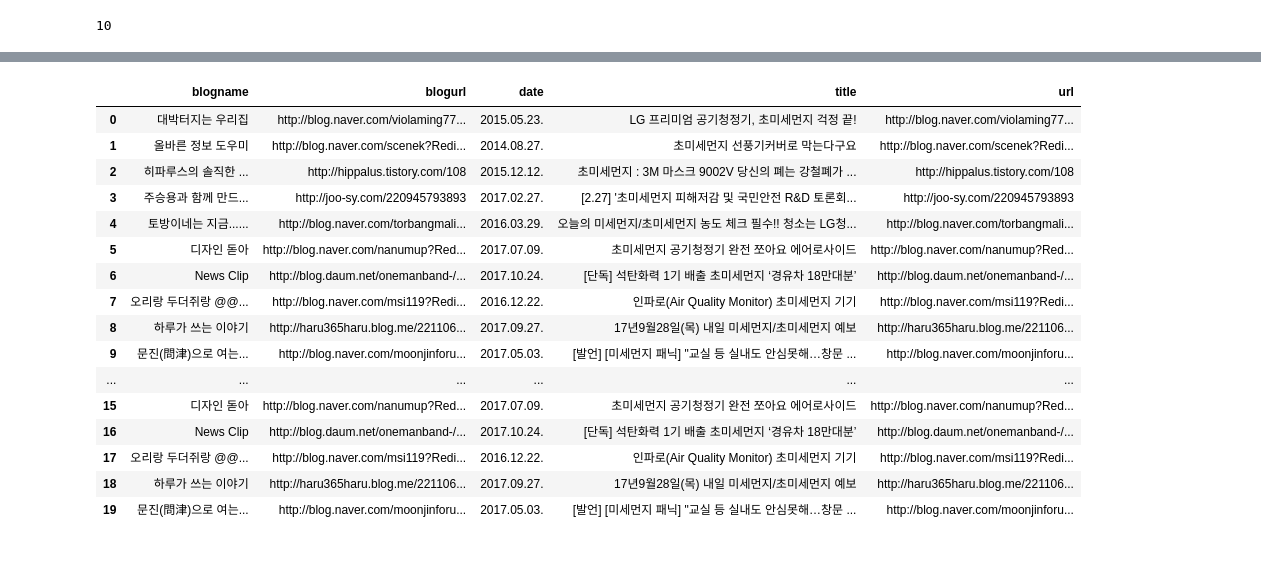
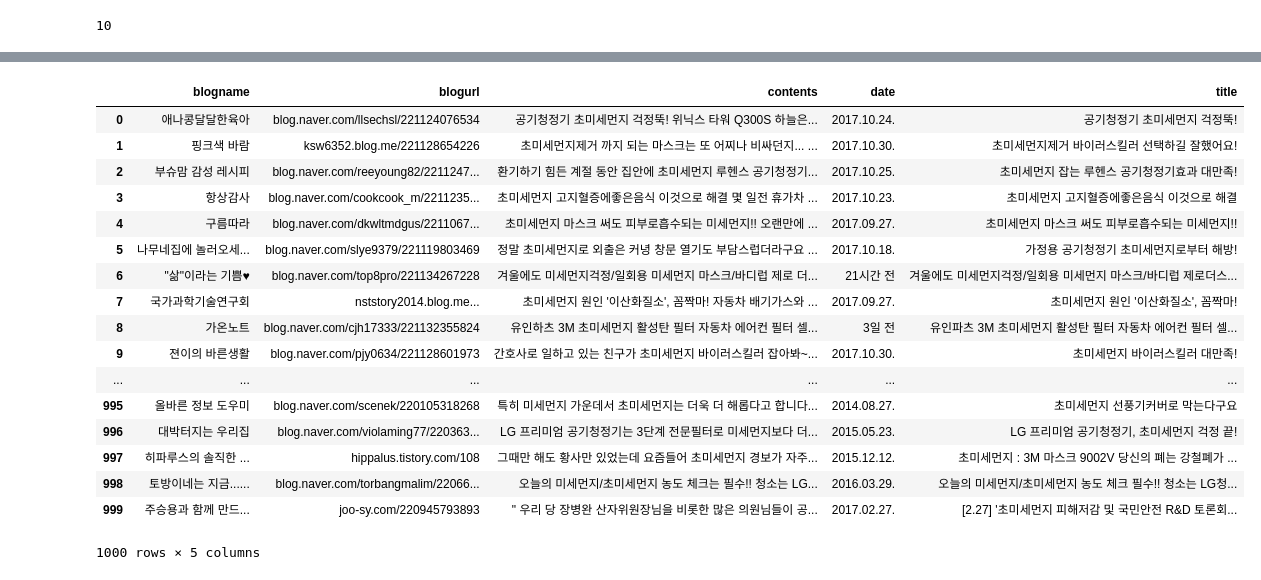
Before and after one commit to b3nn9/webcrawler, a Jupyter notebook: 20171106.ipynb, the cells around one changed output, grey strips where cells are left out. Saved outputs shown, nothing was run; the diff lists cells and outputs as text; code cells hidden in the pictures.

```diff
--- a/20171106.ipynb
+++ b/20171106.ipynb
@@ -157,10 +153,10 @@ post_element.select_one(".url")["href"]
 result = [
     {
         "title": post_element.select_one(".sh_blog_title").attrs.get("title"),
-        "url": post_element.select_one(".sh_blog_title").attrs.get("href"),
+        "contents": post_element.select_one(".sh_blog_passage").text,
         "date": post_element.select_one(".txt_inline").text,
         "blogname" : post_element.select_one(".txt84").text,
-        "blogurl" : post_element.select_one(".url")["href"],
+        "blogurl" : post_element.select_one(".url").text,
     }
     for post_element
     in post_elements
@@ -208,0 +199,32 @@ len(all_result)
+# %%
+blogpage = 1
+results = []
+
+while(blogpage < 101):
+    #크롬 주소창에서 복사해서 붙여넣기하면 UTF-8 형태로 변환해 줌.
+    dst_url = get_naver_blog_url("%EC%B4%88%EB%AF%B8%EC%84%B8%EB%A8%BC%EC%A7%80", blogpage)
+
+    webpage = urllib.request.urlopen(dst_url)
+    ori_contents = webpage.read().decode("utf-8")
+    contents = BeautifulSoup(ori_contents, "html.parser")
+
+    post_elements = contents.select("#elThumbnailResultArea li.sh_blog_top")
+
+    result = [
+    {
+        "title": post_element.select_one(".sh_blog_title").attrs.get("title"),
+        "contents": post_element.select_one(".sh_blog_passage").text,
+        "date": post_element.select_one(".txt_inline").text,
+        "blogname" : post_element.select_one(".txt84").text,
+        "blogurl" : post_element.select_one(".url").text,
+    }
+    for post_element
+    in post_elements
+    ]
+
+    results = results + result
+
+    #time.sleep(3)
+    print(blogpage, "페이지를 완료하였습니다.\n")
+
+    blogpage = blogpage + 1
@@ -209,21 +249,22 @@ len(all_result)
 # %%
-pd.DataFrame(all_result)
+pd.DataFrame(results)
 # %% [output]
-|  | blogname | blogurl | date | title | url |
-| 0 | 대박터지는 우리집 | http://blog.naver.com/violaming77... | 2015.05.23. | LG 프리미엄 공기청정기, 초미세먼지 걱정 끝! | http://blog.naver.com/violaming77... |
-| 1 | 올바른 정보 도우미 | http://blog.naver.com/scenek?Redi... | 2014.08.27. | 초미세먼지 선풍기커버로 막는다구요 | http://blog.naver.com/scenek?Redi... |
-| 2 | 히파루스의 솔직한 ... | http://hippalus.tistory.com/108 | 2015.12.12. | 초미세먼지 : 3M 마스크 9002V 당신의 폐는 강철폐가 ... | http://hippalus.tistory.com/108 |
-| 3 | 주승용과 함께 만드... | http://joo-sy.com/220945793893 | 2017.02.27. | [2.27] '초미세먼지 피해저감 및 국민안전 R&D 토론회... | http://joo-sy.com/220945793893 |
-| 4 | 토방이네는 지금...... | http://blog.naver.com/torbangmali... | 2016.03.29. | 오늘의 미세먼지/초미세먼지 농도 체크 필수!! 청소는 LG청... | http://blog.naver.com/torbangmali... |
-| 5 | 디자인 돋아 | http://blog.naver.com/nanumup?Red... | 2017.07.09. | 초미세먼지 공기청정기 완전 쪼아요 에어로사이드 | http://blog.naver.com/nanumup?Red... |
-| 6 | News Clip | http://blog.daum.net/onemanband-/... | 2017.10.24. | [단독] 석탄화력 1기 배출 초미세먼지 ‘경유차 18만대분’ | http://blog.daum.net/onemanband-/... |
-| 7 | 오리랑 두더쥐랑 @@... | http://blog.naver.com/msi119?Redi... | 2016.12.22. | 인파로(Air Quality Monitor) 초미세먼지 기기 | http://blog.naver.com/msi119?Redi... |
-| 8 | 하루가 쓰는 이야기 | http://haru365haru.blog.me/221106... | 2017.09.27. | 17년9월28일(목) 내일 미세먼지/초미세먼지 예보 | http://haru365haru.blog.me/221106... |
-| 9 | 문진(問津)으로 여는... | http://blog.naver.com/moonjinforu... | 2017.05.03. | [발언] [미세먼지 패닉] "교실 등 실내도 안심못해…창문 ... | http://blog.naver.com/moonjinforu... |
+|  | blogname | blogurl | contents | date | title |
+| 0 | 애나콩달달한육아 | blog.naver.com/llsechsl/221124076534 | 공기청정기 초미세먼지 걱정뚝! 위닉스 타워 Q300S 하늘은... | 2017.10.24. | 공기청정기 초미세먼지 걱정뚝! |
+| 1 | 핑크색 바람 | ksw6352.blog.me/221128654226 | 초미세먼지제거 까지 되는 마스크는 또 어찌나 비싸던지... ... | 2017.10.30. | 초미세먼지제거 바이러스킬러 선택하길 잘했어요! |
+| 2 | 부슈맘 감성 레시피 | blog.naver.com/reeyoung82/2211247... | 환기하기 힘든 계절 동안 집안에 초미세먼지 루헨스 공기청정기... | 2017.10.25. | 초미세먼지 잡는 루헨스 공기청정기효과 대만족! |
+| 3 | 항상감사 | blog.naver.com/cookcook_m/2211235... | 초미세먼지 고지혈증에좋은음식 이것으로 해결 몇 일전 휴가차 ... | 2017.10.23. | 초미세먼지 고지혈증에좋은음식 이것으로 해결 |
+| 4 | 구름따라 | blog.naver.com/dkwltmdgus/2211067... | 초미세먼지 마스크 써도 피부로흡수되는 미세먼지!! 오랜만에 ... | 2017.09.27. | 초미세먼지 마스크 써도 피부로흡수되는 미세먼지!! |
+| 5 | 나무네집에 놀러오세... | blog.naver.com/slye9379/221119803469 | 정말 초미세먼지로 외출은 커녕 창문 열기도 부담스럽더라구요 ... | 2017.10.18. | 가정용 공기청정기 초미세먼지로부터 해방! |
+| 6 | "삶"이라는 기쁨♥ | blog.naver.com/top8pro/221134267228 | 겨울에도 미세먼지걱정/일회용 미세먼지 마스크/바디럽 제로 더... | 21시간 전 | 겨울에도 미세먼지걱정/일회용 미세먼지 마스크/바디럽 제로더스... |
+| 7 | 국가과학기술연구회 | nststory2014.blog.me... | 초미세먼지 원인 '이산화질소', 꼼짝마! 자동차 배기가스와 ... | 2017.09.27. | 초미세먼지 원인 '이산화질소', 꼼짝마! |
+| 8 | 가온노트 | blog.naver.com/cjh17333/221132355824 | 유인하츠 3M 초미세먼지 활성탄 필터 자동차 에어컨 필터 셀... | 3일 전 | 유인파츠 3M 초미세먼지 활성탄 필터 자동차 에어컨 필터 셀... |
+| 9 | 젼이의 바른생활 | blog.naver.com/pjy0634/221128601973 | 간호사로 일하고 있는 친구가 초미세먼지 바이러스킬러 잡아봐~... | 2017.10.30. | 초미세먼지 바이러스킬러 대만족! |
 | ... | ... | ... | ... | ... | ... |
-| 15 | 디자인 돋아 | http://blog.naver.com/nanumup?Red... | 2017.07.09. | 초미세먼지 공기청정기 완전 쪼아요 에어로사이드 | http://blog.naver.com/nanumup?Red... |
-| 16 | News Clip | http://blog.daum.net/onemanband-/... | 2017.10.24. | [단독] 석탄화력 1기 배출 초미세먼지 ‘경유차 18만대분’ | http://blog.daum.net/onemanband-/... |
-| 17 | 오리랑 두더쥐랑 @@... | http://blog.naver.com/msi119?Redi... | 2016.12.22. | 인파로(Air Quality Monitor) 초미세먼지 기기 | http://blog.naver.com/msi119?Redi... |
-| 18 | 하루가 쓰는 이야기 | http://haru365haru.blog.me/221106... | 2017.09.27. | 17년9월28일(목) 내일 미세먼지/초미세먼지 예보 | http://haru365haru.blog.me/221106... |
-| 19 | 문진(問津)으로 여는... | http://blog.naver.com/moonjinforu... | 2017.05.03. | [발언] [미세먼지 패닉] "교실 등 실내도 안심못해…창문 ... | http://blog.naver.com/moonjinforu... |
+| 995 | 올바른 정보 도우미 | blog.naver.com/scenek/220105318268 | 특히 미세먼지 가운데서 초미세먼지는 더욱 더 해롭다고 합니다... | 2014.08.27. | 초미세먼지 선풍기커버로 막는다구요 |
+| 996 | 대박터지는 우리집 | blog.naver.com/violaming77/220363... | LG 프리미엄 공기청정기는 3단계 전문필터로 미세먼지보다 더... | 2015.05.23. | LG 프리미엄 공기청정기, 초미세먼지 걱정 끝! |
+| 997 | 히파루스의 솔직한 ... | hippalus.tistory.com/108 | 그때만 해도 황사만 있었는데 요즘들어 초미세먼지 경보가 자주... | 2015.12.12. | 초미세먼지 : 3M 마스크 9002V 당신의 폐는 강철폐가 ... |
+| 998 | 토방이네는 지금...... | blog.naver.com/torbangmalim/22066... | 오늘의 미세먼지/초미세먼지 농도 체크는 필수!! 청소는 LG... | 2016.03.29. | 오늘의 미세먼지/초미세먼지 농도 체크 필수!! 청소는 LG청... |
+| 999 | 주승용과 함께 만드... | joo-sy.com/220945793893 | " 우리 당 장병완 산자위원장님을 비롯한 많은 의원님들이 공... | 2017.02.27. | [2.27] '초미세먼지 피해저감 및 국민안전 R&D 토론회... |
+1000 rows × 5 columns
 # %%
```
Also changed, not shown: parts of 57 cells of this notebook.
